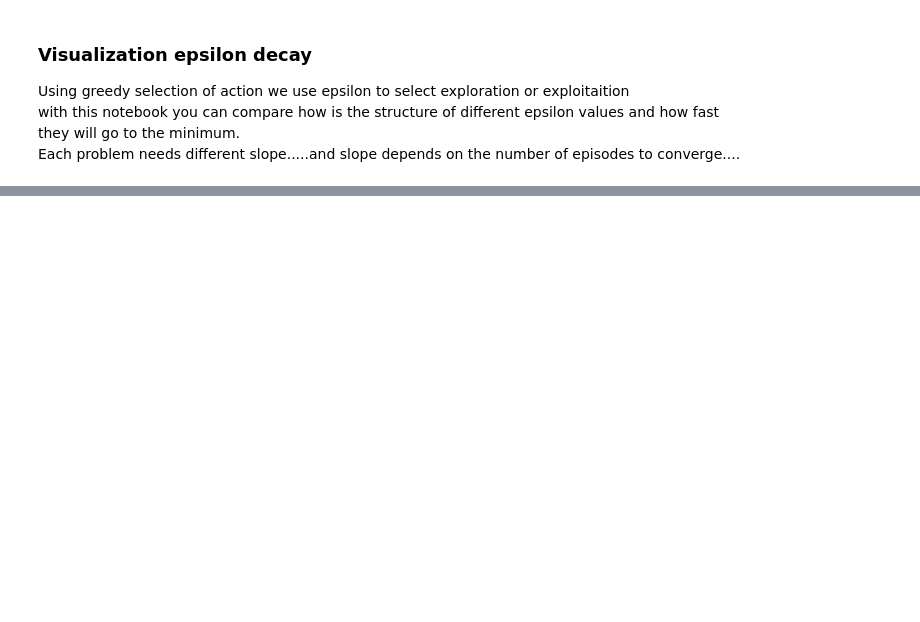
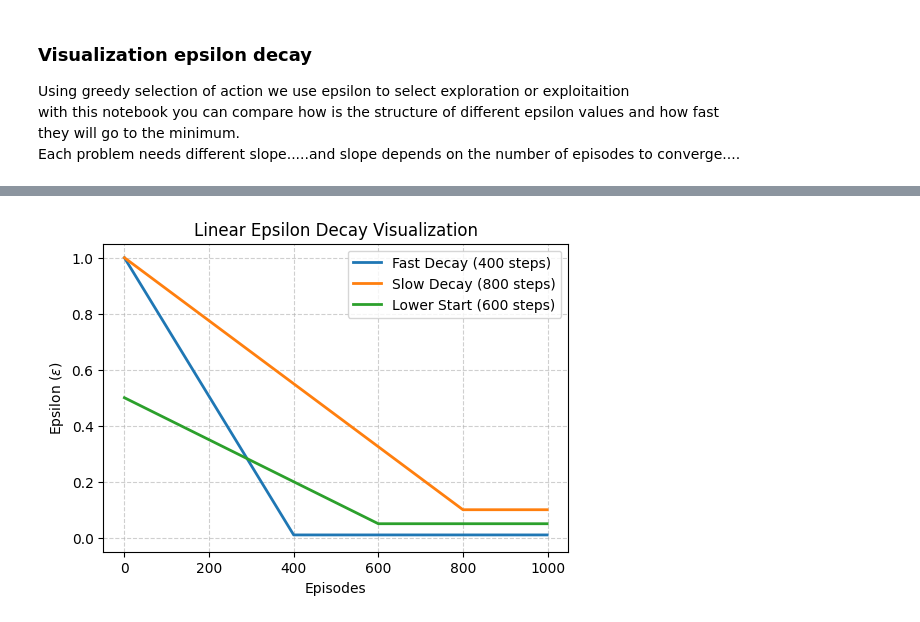
Before and after one commit to castorgit/RL_course, a Jupyter notebook: 00_Epsilon_decay_visualization.ipynb, the cells around one changed output, grey strips where cells are left out. Cells and saved outputs as stored; diff of their text form; code cells hidden in the pictures; blank space fills up the shorter version.

```diff
--- a/00_Epsilon_decay_visualization.ipynb
+++ b/00_Epsilon_decay_visualization.ipynb
@@ -44,0 +47,28 @@ plt.show()
+# %%
+def linear_epsilon_decay(total_steps, start_epsilon, min_epsilon, decay_steps):
+    decay_rate = (start_epsilon - min_epsilon) / decay_steps
+    return [max(min_epsilon, start_epsilon - t * decay_rate) for t in range(total_steps)]
+
+# Configuration for three different behaviors
+total_steps = 1000
+examples = [
+    {"start": 1.0, "min": 0.01, "steps": 400, "label": "Fast Decay (400 steps)"},
+    {"start": 1.0, "min": 0.1, "steps": 800, "label": "Slow Decay (800 steps)"},
+    {"start": 0.5, "min": 0.05, "steps": 600, "label": "Lower Start (600 steps)"}
+]
+
+plt.figure(figsize=(6,4))
+
+for ex in examples:
+    eps_values = linear_epsilon_decay(total_steps, ex["start"], ex["min"], ex["steps"])
+    plt.plot(range(total_steps), eps_values, label=ex["label"], linewidth=2)
+
+plt.title('Linear Epsilon Decay Visualization')
+plt.xlabel('Episodes')
+plt.ylabel('Epsilon ($\epsilon$)')
+plt.grid(True, linestyle='--', alpha=0.6)
+plt.legend()
+plt.ylim(-0.05, 1.05)
+plt.show()
+# %% [output]
+[figure, added]
```
Also changed, not shown: parts of 1 cell of this notebook.
